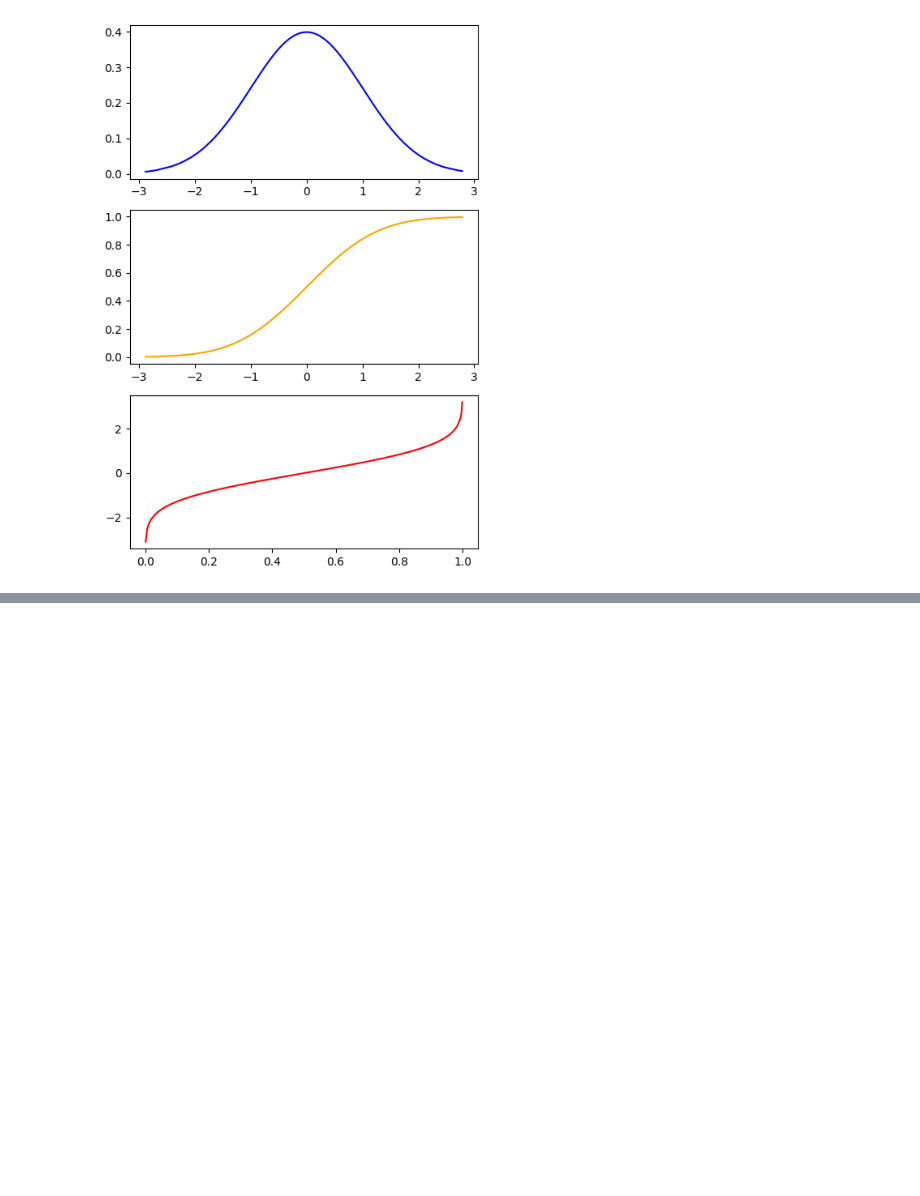
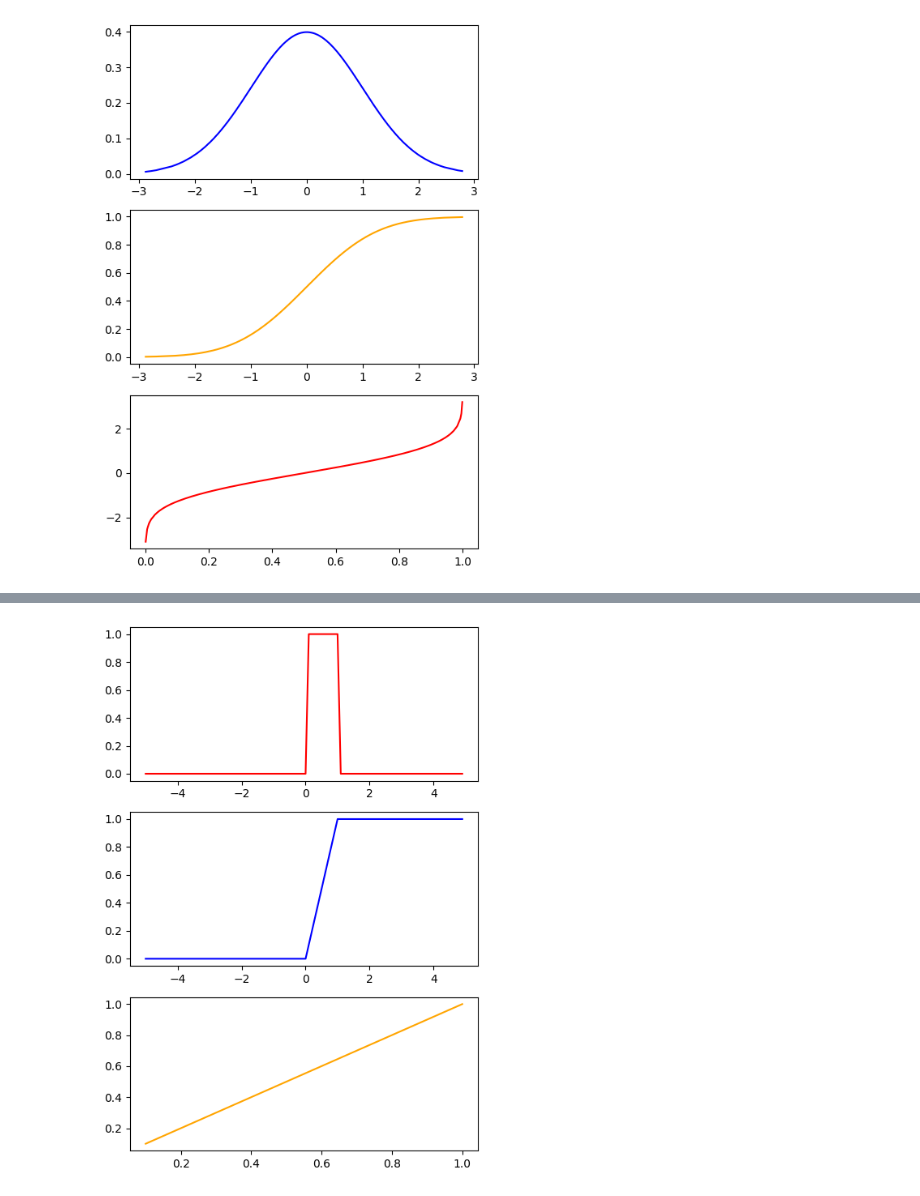
Before and after one commit to RmVa23/probability-distribution-exercises-project-with-python, a Jupyter notebook: notebook/problems.ipynb, the cells around one changed output, grey strips where cells are left out. Drawn from its saved outputs; the diff is of its cells as text; code cells hidden in the pictures; blank space fills up the shorter version.

```diff
--- a/notebook/problems.ipynb
+++ b/notebook/problems.ipynb
@@ -152,0 +188,23 @@ plt.show()
+# %%
+np.random.seed(5)
+
+limite_inferior = 0
+rango = 1
+data = np.arange(-5, 5, 0.1)
+
+
+pdf = duniform(data, limite_inferior, rango)
+cdf = puniform(data, limite_inferior, rango)
+ppf = quniform(data, limite_inferior, rango)
+
+fig, axis = plt.subplots(3, 1, figsize=(5, 7))
+
+axis[0].plot(data, pdf, color='red')
+axis[1].plot(data, cdf, color='blue')
+axis[2].plot(data, ppf, color='orange')
+
+plt.tight_layout()
+
+plt.show()
+# %% [output]
+[figure, added]
```
Also changed, not shown: parts of 1 cell of this notebook, 1 other file.
